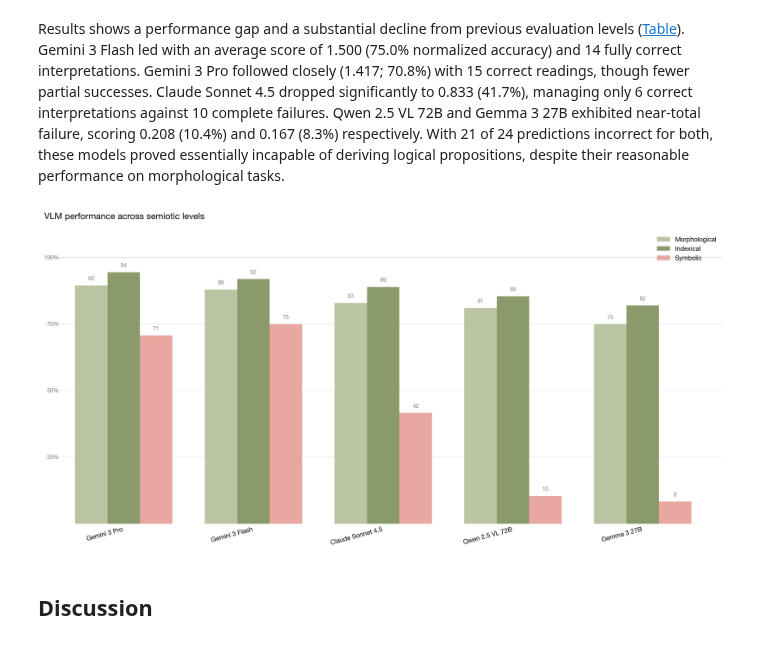
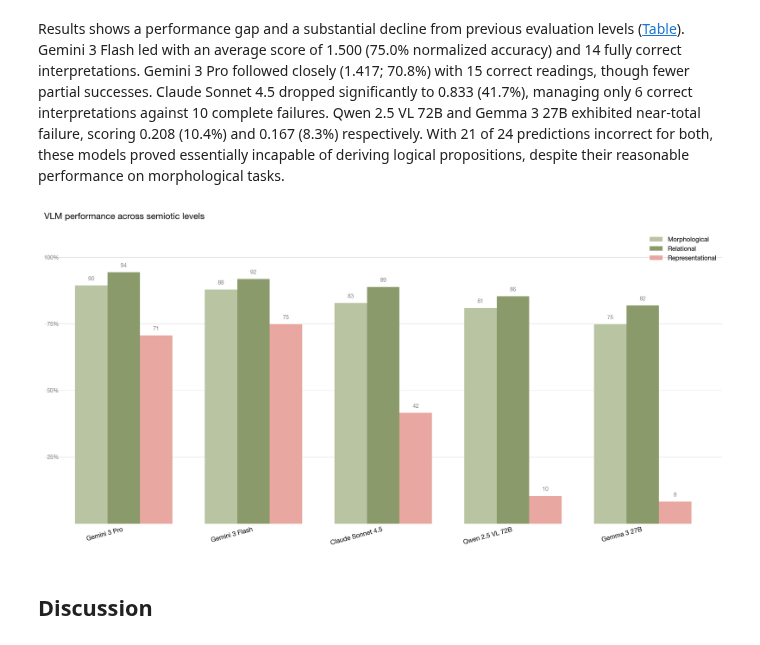
Before and after one commit to friendlynihilist/moving-pictures-of-thought-jdh, a Jupyter notebook: moving-pictures-of-thought.ipynb, the cells around one changed output. Drawn from its saved outputs; the diff is of its cells as text; code cells hidden in the pictures.

```diff
--- a/moving-pictures-of-thought.ipynb
+++ b/moving-pictures-of-thought.ipynb
@@ -671,7 +675,7 @@ ax.set_xticks(x)
 ax.set_xticklabels(df['Model'], rotation=45, ha='right', fontsize=8)
 ax.set_yticks([])
 ax.set_ylim(0, 105)
-ax.set_title('Indexical level: score distribution by model', loc='left', pad=15)
+ax.set_title('Relational level: score distribution by model', loc='left', pad=15)
 
 # Light reference lines
 for y in [25, 50, 75, 100]:
@@ -753,36 +757,36 @@ symbolic = [70.8, 75.0, 41.7, 10.4, 8.3]
 fig, ax = plt.subplots(figsize=(12, 6))
 
 x = np.arange(len(models))
 width = 0.25
 
 bars1 = ax.bar(x - width, morphological, width, label='Morphological', color=OLIVE_LIGHT)
-bars2 = ax.bar(x, indexical, width, label='Indexical', color=OLIVE)
-bars3 = ax.bar(x + width, symbolic, width, label='Symbolic', color=SALMON)
+bars2 = ax.bar(x, indexical, width, label='Relational', color=OLIVE)
+bars3 = ax.bar(x + width, symbolic, width, label='Representational', color=SALMON)
 
 # Values on top
 for bars in [bars1, bars2, bars3]:
     for bar in bars:
         height = bar.get_height()
         ax.text(bar.get_x() + bar.get_width()/2, height + 1.5, f'{height:.0f}',
                ha='center', va='bottom', fontsize=7, color=GRAY)
 
 ax.set_xticks(x)
 ax.set_xticklabels(models, rotation=15, ha='right', fontsize=8)
 ax.set_yticks([])
 ax.set_ylim(0, 110)
 ax.set_title('VLM performance across semiotic levels', loc='left', pad=15)
 
 # Light reference lines
 for y in [25, 50, 75, 100]:
     ax.axhline(y=y, color=GRAY_LIGHT, linewidth=0.5, zorder=0)
     ax.text(-0.5, y, f'{y}%', ha='right', va='center', fontsize=7, color=GRAY)
 
 ax.legend(loc='upper right', fontsize=8)
 
 plt.tight_layout()
 plt.show()
 # %% [output]
-[figure, old version]
+[figure, new version]
 # %% [markdown]
 ## Discussion
 # %% [markdown]
```
Also changed, not shown: parts of 44 cells of this notebook.
